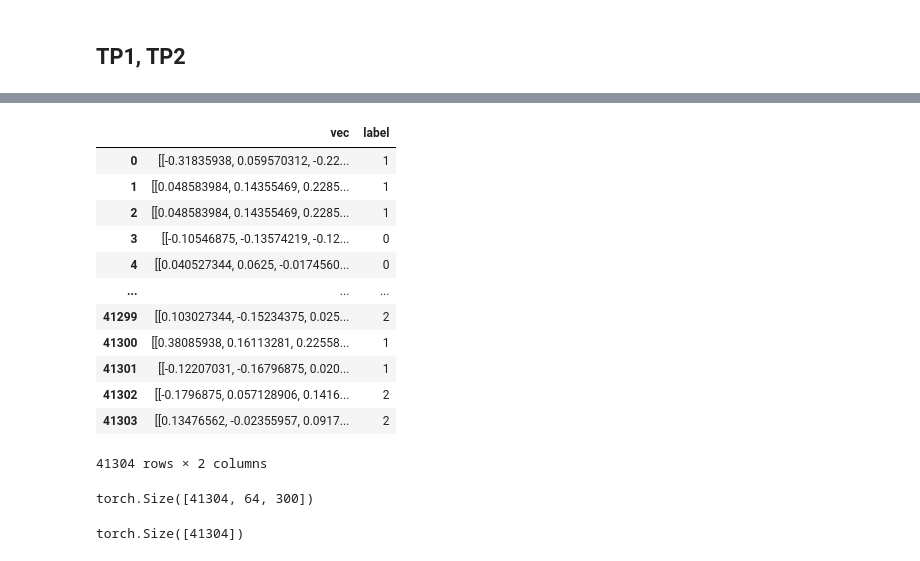
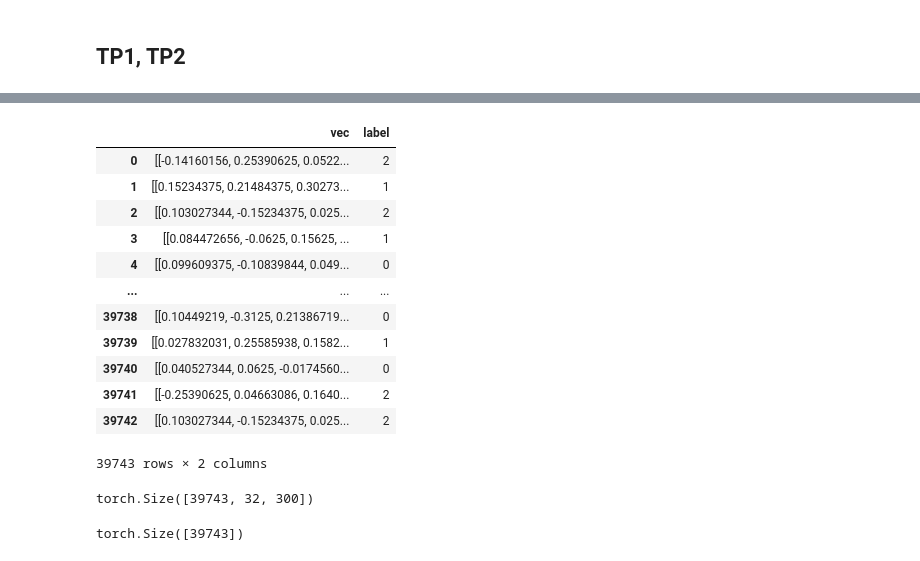
Before and after one commit to mohourzik/sentiment_analysis-project, a Jupyter notebook: word2vec.ipynb, the cells around one changed output, grey strips where cells are left out. Drawn from its saved outputs; the diff is of its cells as text; code cells hidden in the pictures.

```diff
--- a/word2vec.ipynb
+++ b/word2vec.ipynb
@@ -187,32 +201,32 @@ df1
 # %%
 # [len(vec) for vec in list(df1['vec']) if len(vec) <= 64]
-# df1 = df1[df1['vec'].str.len() <= 64]
-# df1 = df1.reset_index(drop= True)
-# df1
+df1 = df1[df1['vec'].str.len() <= 32]
+df1 = df1.reset_index(drop= True)
+df1
 # %% [output]
 |  | vec | label |
-| 0 | [[-0.31835938, 0.059570312, -0.22... | 1 |
-| 1 | [[0.048583984, 0.14355469, 0.2285... | 1 |
-| 2 | [[0.048583984, 0.14355469, 0.2285... | 1 |
-| 3 | [[-0.10546875, -0.13574219, -0.12... | 0 |
-| 4 | [[0.040527344, 0.0625, -0.0174560... | 0 |
+| 0 | [[-0.14160156, 0.25390625, 0.0522... | 2 |
+| 1 | [[0.15234375, 0.21484375, 0.30273... | 1 |
+| 2 | [[0.103027344, -0.15234375, 0.025... | 2 |
+| 3 | [[0.084472656, -0.0625, 0.15625, ... | 1 |
+| 4 | [[0.099609375, -0.10839844, 0.049... | 0 |
 | ... | ... | ... |
-| 41299 | [[0.103027344, -0.15234375, 0.025... | 2 |
-| 41300 | [[0.38085938, 0.16113281, 0.22558... | 1 |
-| 41301 | [[-0.12207031, -0.16796875, 0.020... | 1 |
-| 41302 | [[-0.1796875, 0.057128906, 0.1416... | 2 |
-| 41303 | [[0.13476562, -0.02355957, 0.0917... | 2 |
+| 39738 | [[0.10449219, -0.3125, 0.21386719... | 0 |
+| 39739 | [[0.027832031, 0.25585938, 0.1582... | 1 |
+| 39740 | [[0.040527344, 0.0625, -0.0174560... | 0 |
+| 39741 | [[-0.25390625, 0.04663086, 0.1640... | 2 |
+| 39742 | [[0.103027344, -0.15234375, 0.025... | 2 |
-41304 rows × 2 columns
+39743 rows × 2 columns
 # %%
 X = pad_sequence([torch.from_numpy(np.array(vec)) for vec in list(df1['vec'])], batch_first=True)
 X.shape
 # %% [output]
-torch.Size([41304, 64, 300])
+torch.Size([39743, 32, 300])
 # %%
 Y = torch.from_numpy(np.array(list(df1['label'])))
 Y.shape
 # %% [output]
-torch.Size([41304])
+torch.Size([39743])
 # %%
 from sklearn.model_selection import train_test_split
 
```
Also changed, not shown: parts of 7 cells of this notebook.
